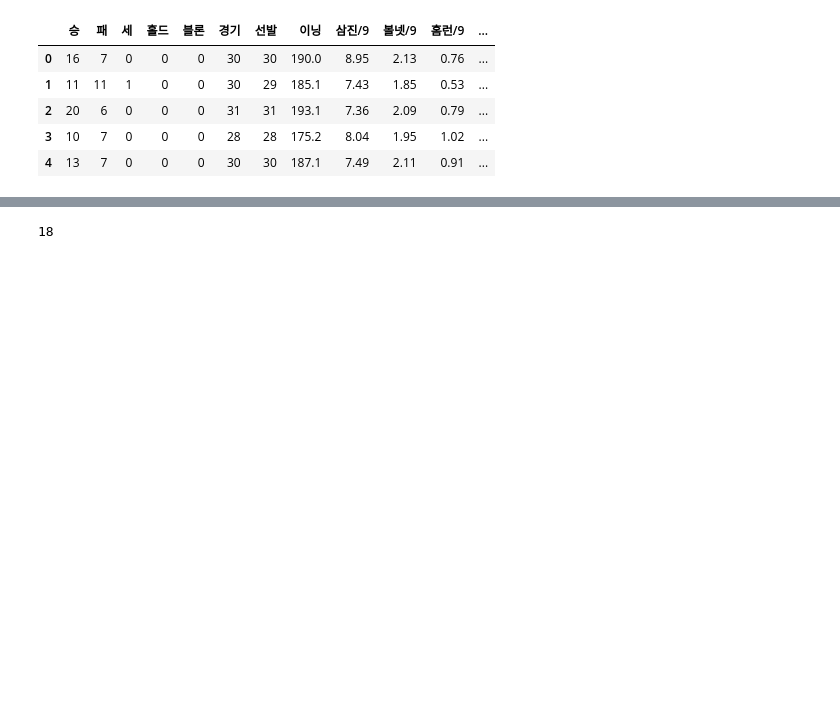
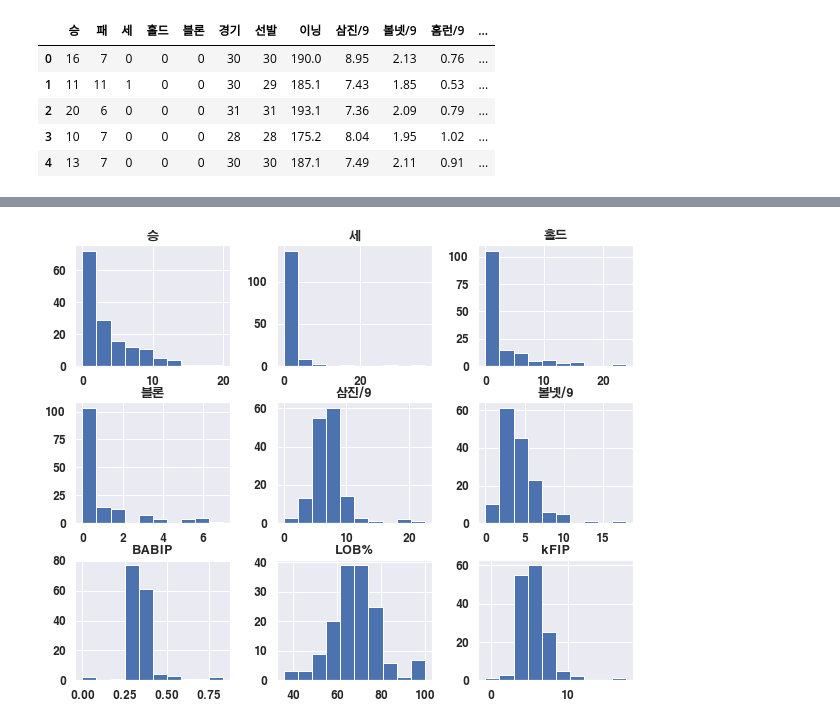
Before and after one commit to soxxun/python, a Jupyter notebook: 20220404/20220404.ipynb, the cells around one changed output, grey strips where cells are left out. Saved outputs shown, nothing was run; the diff lists cells and outputs as text; code cells hidden in the pictures; blank space fills up the shorter version.

```diff
--- a/20220404/20220404.ipynb
+++ b/20220404/20220404.ipynb
@@ -119,4 +142,5 @@ for i in range(len(picher_df2.columns)):
-# %%
-len(picher_df2.columns)
-# %% [output]
-18
+# %%
+picher_df3.hist()
+plt.show()
+# %% [output]
+[figure, added]
```
Also changed, not shown: parts of 20 cells of this notebook.
